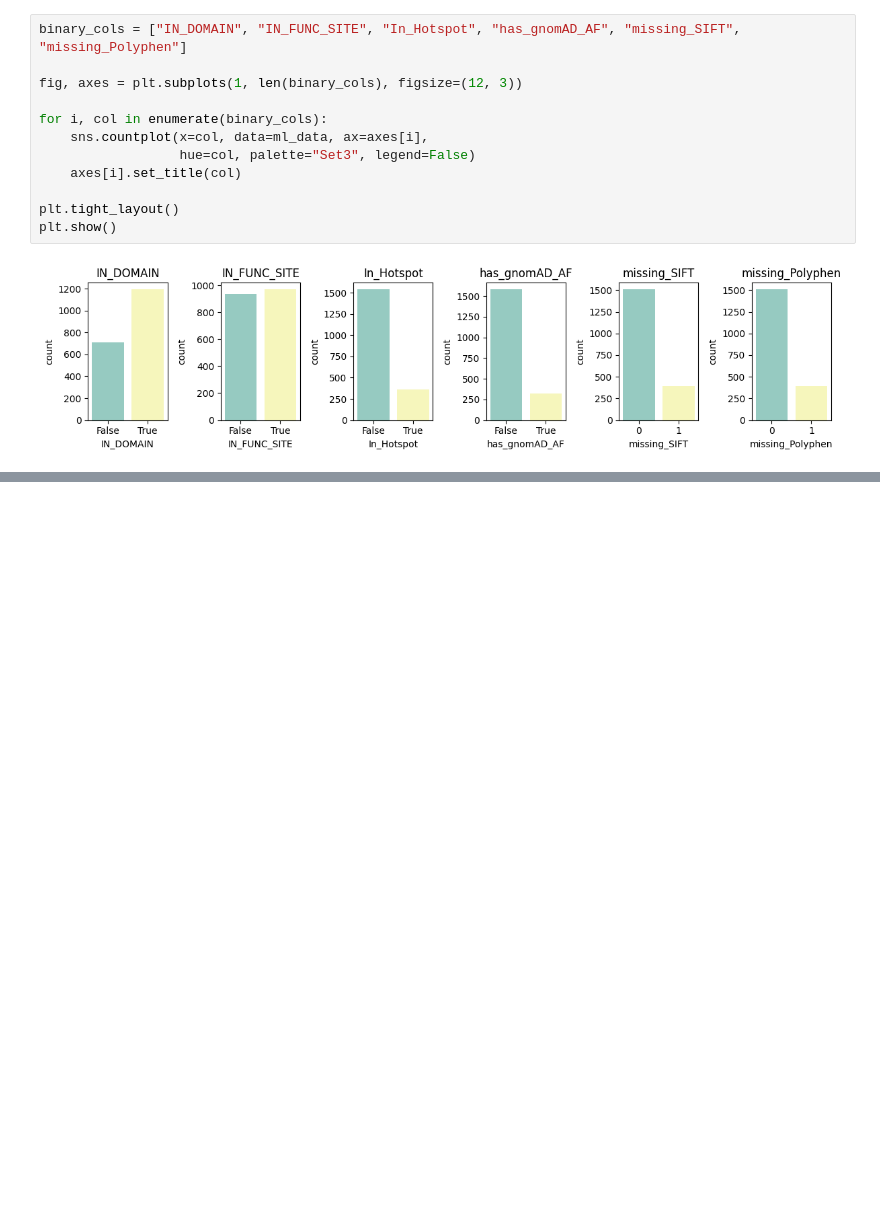
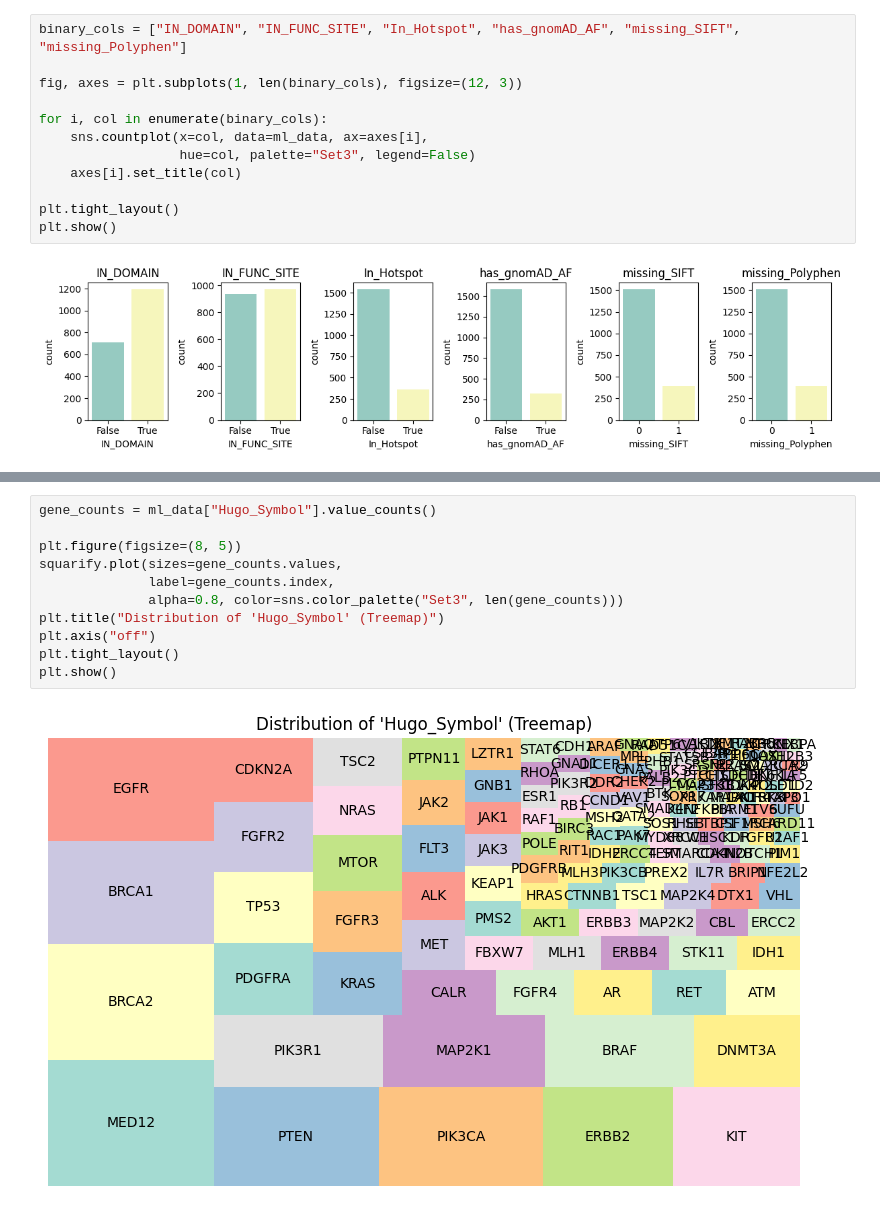
Before and after one commit to anekleiven/machine_learning_pipeline, a Jupyter notebook: 02_Exploratory_Analysis.ipynb, the cells around one changed output, grey strips where cells are left out. Drawn from its saved outputs; the diff is of its cells as text; blank space fills up the shorter version.

```diff
--- a/02_Exploratory_Analysis.ipynb
+++ b/02_Exploratory_Analysis.ipynb
@@ -214,0 +249,13 @@ NameError: name 'categorical_cols_cols' is not defined
+# %%
+gene_counts = ml_data["Hugo_Symbol"].value_counts()
+
+plt.figure(figsize=(8, 5))
+squarify.plot(sizes=gene_counts.values,
+              label=gene_counts.index,
+              alpha=0.8, color=sns.color_palette("Set3", len(gene_counts)))
+plt.title("Distribution of 'Hugo_Symbol' (Treemap)")
+plt.axis("off")
+plt.tight_layout()
+plt.show()
+# %% [output]
+[figure, added]
```
Also changed, not shown: parts of 16 cells of this notebook.
